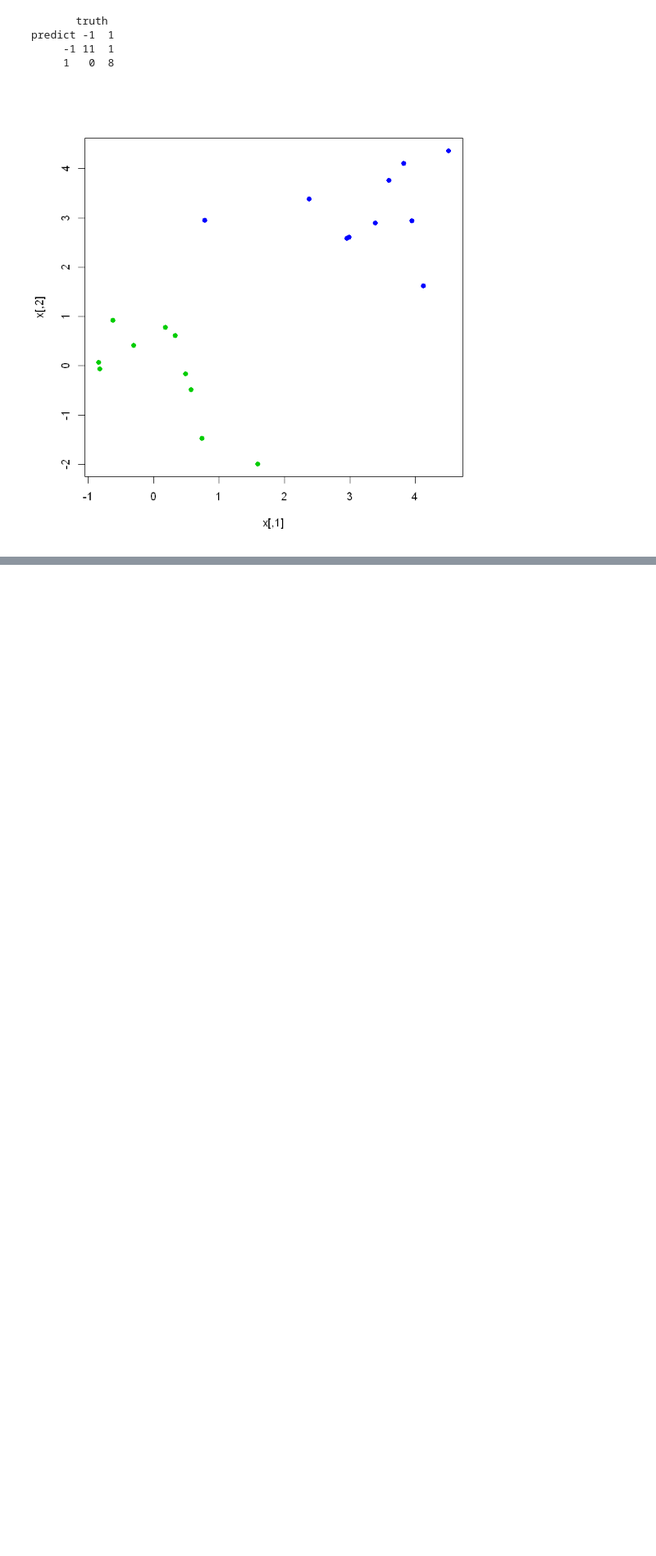
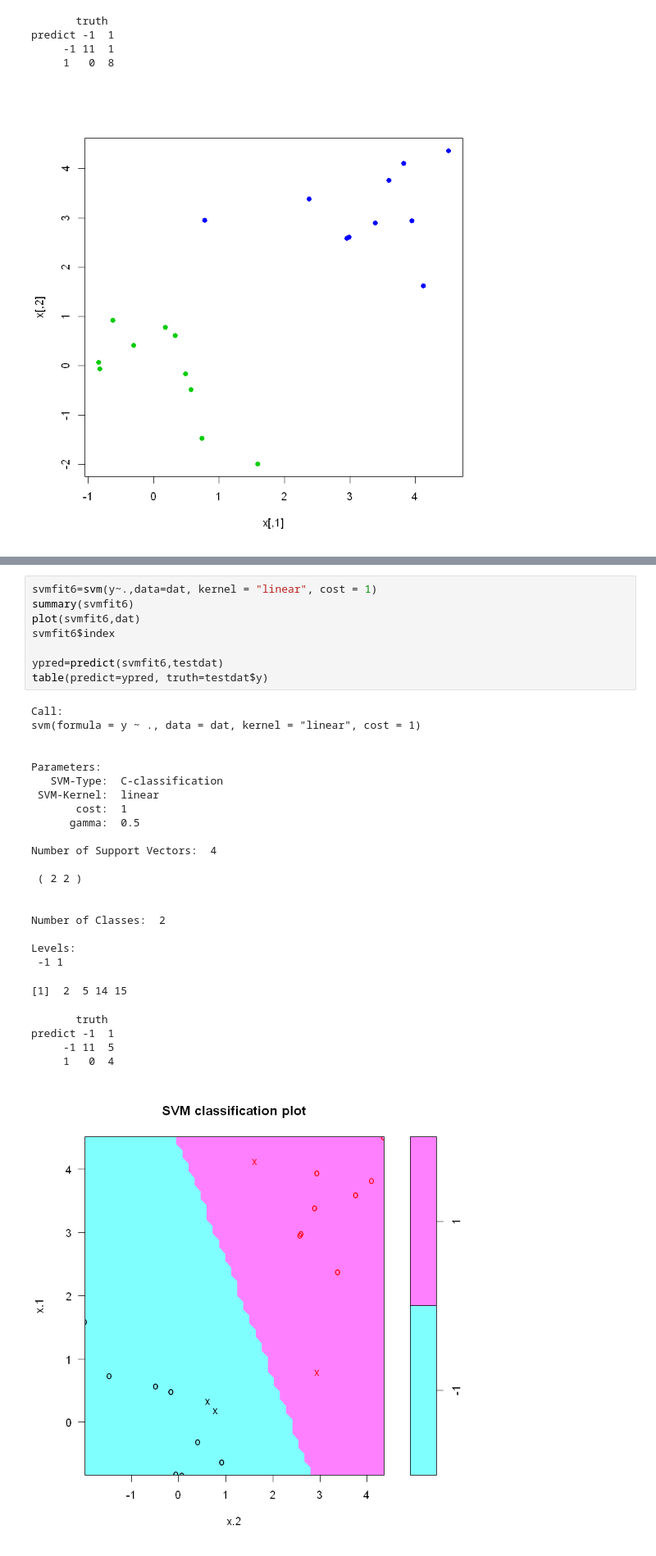
Before and after one commit to nkjadhav/Practise-R, a Jupyter notebook: Day_10/190918.ipynb, the cells around one changed output, grey strips where cells are left out. Shown at 82% size. Cells and saved outputs as stored; diff of their text form; blank space fills up the shorter version.

```diff
--- a/Day_10/190918.ipynb
+++ b/Day_10/190918.ipynb
@@ -236,0 +239,34 @@ predict -1  1
+# %%
+svmfit6=svm(y~.,data=dat, kernel = "linear", cost = 1)
+summary(svmfit6)
+plot(svmfit6,dat)
+svmfit6$index
+
+ypred=predict(svmfit6,testdat)
+table(predict=ypred, truth=testdat$y)
+# %% [output]
+Call:
+svm(formula = y ~ ., data = dat, kernel = "linear", cost = 1)
+
+
+Parameters:
+   SVM-Type:  C-classification
+ SVM-Kernel:  linear
+       cost:  1
+      gamma:  0.5
+
+Number of Support Vectors:  4
+
+ ( 2 2 )
+
+
+Number of Classes:  2
+
+Levels:
+ -1 1
+[1]  2  5 14 15
+       truth
+predict -1  1
+     -1 11  5
+     1   0  4
+[figure, added]
```
Also changed, not shown: parts of 30 cells of this notebook.
